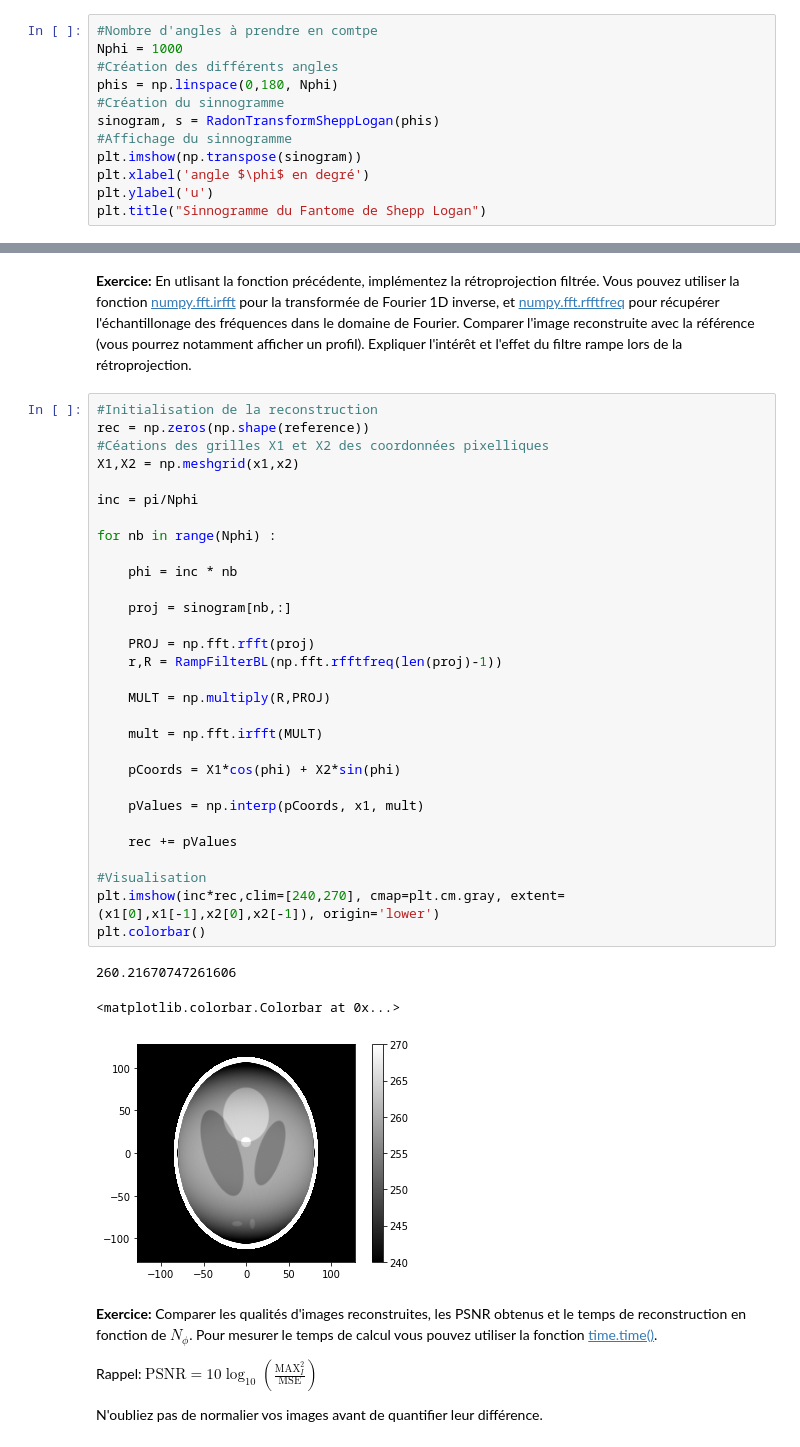
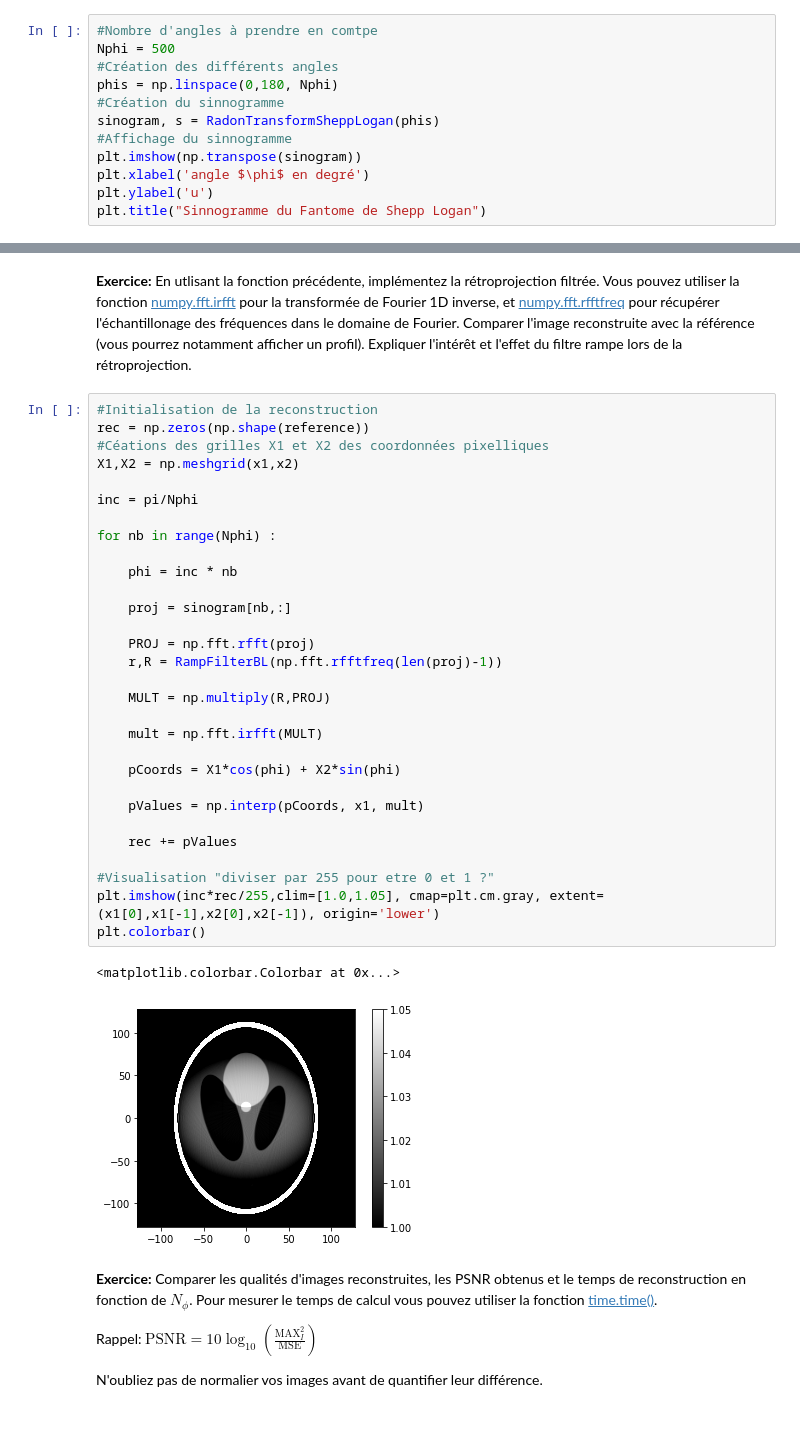
Before and after one commit to Guillaume0477/Tomographie, a Jupyter notebook: tp_tomo.ipynb, the cells around one changed output, grey strips where cells are left out. Saved outputs shown, nothing was run; the diff lists cells and outputs as text.

```diff
--- a/tp_tomo.ipynb
+++ b/tp_tomo.ipynb
@@ -95,7 +95,7 @@ def RadonTransformSheppLogan(phideg):
 **Exercice:** Tracer le sinogramme en précisant $N_\phi$, le nombre d'angles choisi dans l'intervalle $[0°,180°[$
 # %%
 #Nombre d'angles à prendre en comtpe
-Nphi = 1000
+Nphi = 500
 #Création des différents angles
 phis = np.linspace(0,180, Nphi)
 #Création du sinnogramme
@@ -286,37 +285,36 @@ Comparer l'image reconstruite avec la référence (vous pourrez notamment affich
 # %%
 #Initialisation de la reconstruction
 rec = np.zeros(np.shape(reference))
 #Céations des grilles X1 et X2 des coordonnées pixelliques
 X1,X2 = np.meshgrid(x1,x2)
 
 inc = pi/Nphi
 
 for nb in range(Nphi) :
 
     phi = inc * nb
 
     proj = sinogram[nb,:]
 
     PROJ = np.fft.rfft(proj)
     r,R = RampFilterBL(np.fft.rfftfreq(len(proj)-1))
 
     MULT = np.multiply(R,PROJ)
 
     mult = np.fft.irfft(MULT)
 
     pCoords = X1*cos(phi) + X2*sin(phi)
 
     pValues = np.interp(pCoords, x1, mult)
 
     rec += pValues
 
-#Visualisation
-plt.imshow(inc*rec,clim=[240,270], cmap=plt.cm.gray, extent=(x1[0],x1[-1],x2[0],x2[-1]), origin='lower')
+#Visualisation "diviser par 255 pour etre 0 et 1 ?"
+plt.imshow(inc*rec/255,clim=[1.0,1.05], cmap=plt.cm.gray, extent=(x1[0],x1[-1],x2[0],x2[-1]), origin='lower')
 plt.colorbar()
 # %% [output]
-260.21670747261606
+<matplotlib.colorbar.Colorbar at 0x...>
-<matplotlib.colorbar.Colorbar at 0x...>
-[figure, old version]
+[figure, new version]
 # %% [markdown]
 **Exercice:** Comparer les qualités d'images reconstruites, les PSNR obtenus et le temps de reconstruction en fonction de $N_\phi$. Pour mesurer le temps de calcul vous pouvez utiliser la fonction [time.time()](https://docs.python.org/3/library/time.html).
 
```
Also changed, not shown: parts of 4 cells of this notebook.
